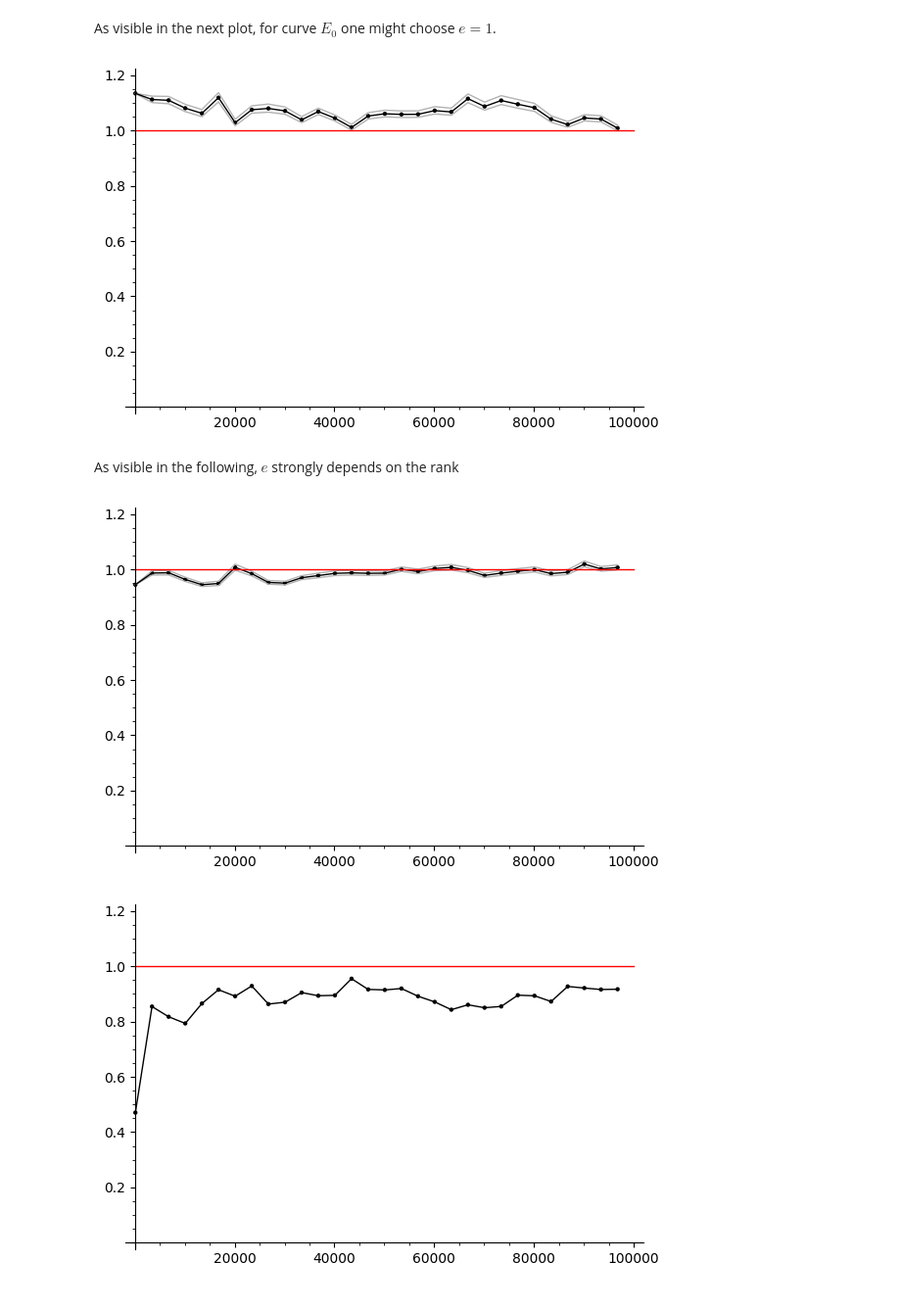
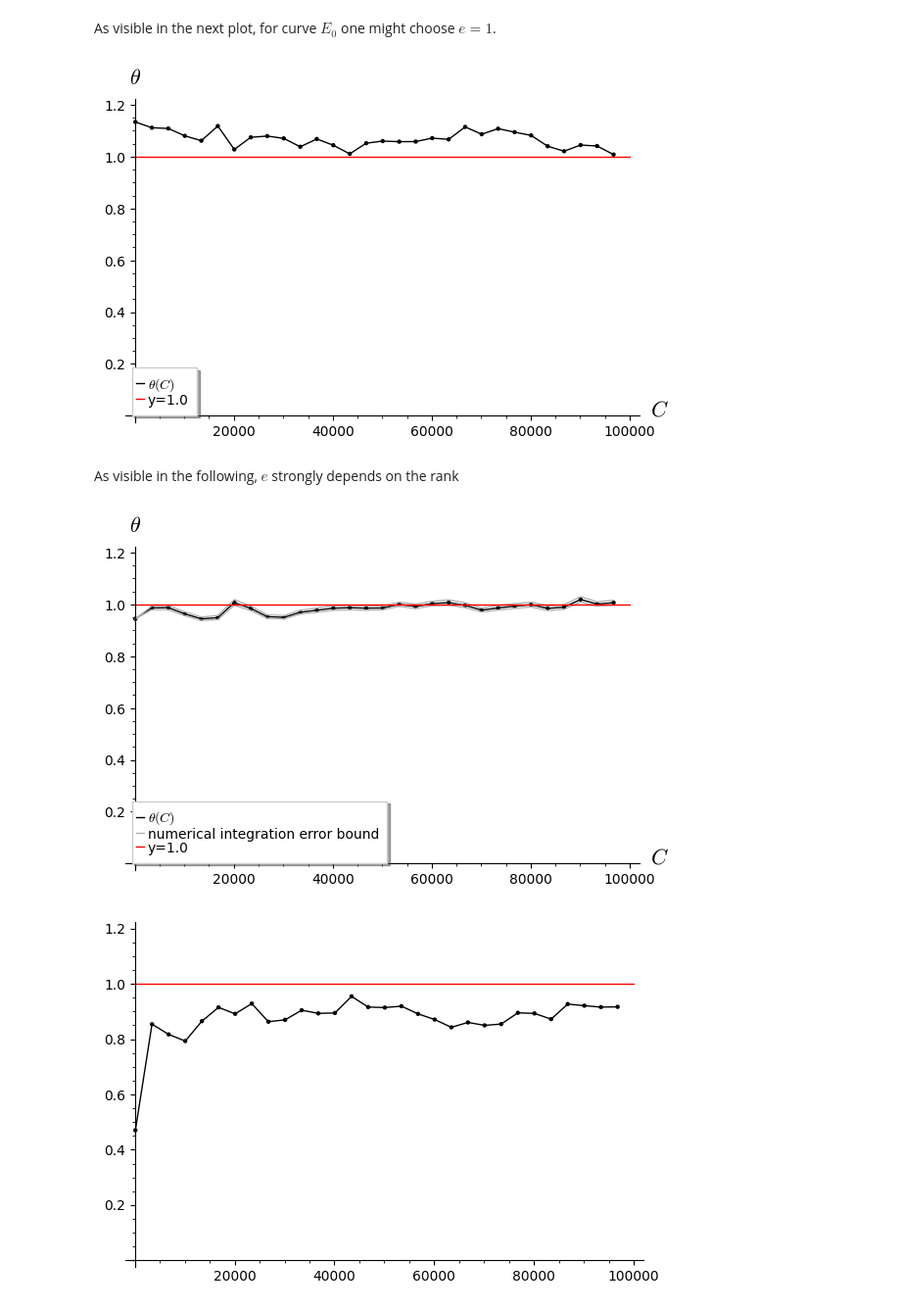
Before and after one commit to JosuaKugler/sato-tate-distributions, a Jupyter notebook: horizontal_st.ipynb, the cells around one changed output. Shown at 98% size. Cells and saved outputs as stored; diff of their text form; code cells hidden in the pictures.

Commit message:
replace my_prime_range, improve plot labeling

```diff
--- a/horizontal_st.ipynb
+++ b/horizontal_st.ipynb
@@ -49,9 +49,9 @@ $$\theta(C) = -\log_C \Delta(C)^2 \geq e.$$
 As visible in the next plot, for curve $E_0$ one might choose $e = 1$.
 # %%
 N = 100000; pp=30
-S0.plot_theta_interval(N,plot_points=pp, max_points=300)
+S0.plot_theta(N,plot_points=pp, max_points=300)
 # %% [output]
-[figure, old version]
+[figure, new version]
 # %% [markdown]
 As visible in the following, $e$ strongly depends on the rank
 # %%
@@ -70,9 +70,9 @@ S4 = horizontal_st.SatoTate(E4)
 S5 = horizontal_st.SatoTate(E5)
 Selkie = horizontal_st.SatoTate(Eelkie)
 # %%
-S1.plot_theta_interval(N,plot_points=pp, max_points=300)
+S1.plot_theta(N,plot_points=pp, max_points=300)
 # %% [output]
-[figure, old version]
+[figure, new version]
 # %%
 S2.plot_theta(N,plot_points=pp)
 # %% [output]
```
Also changed, not shown: 3 other files.
